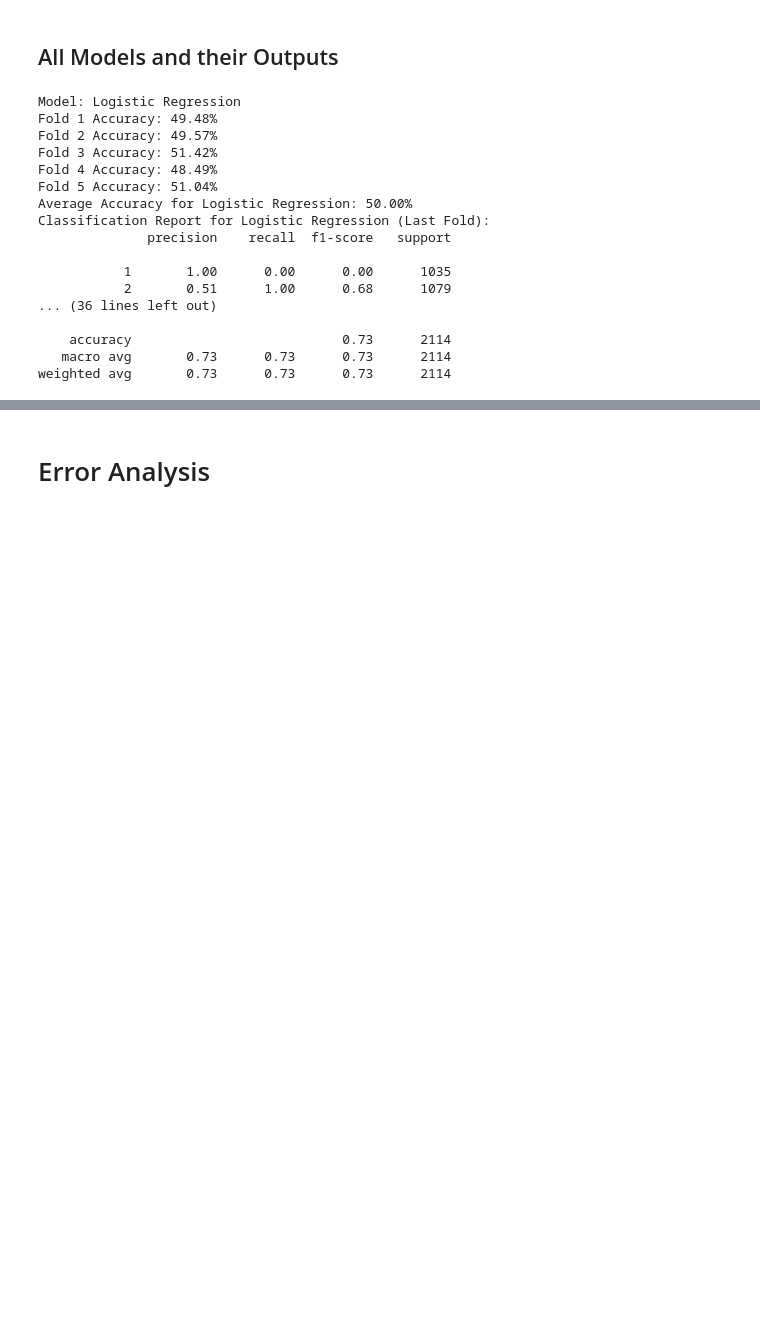
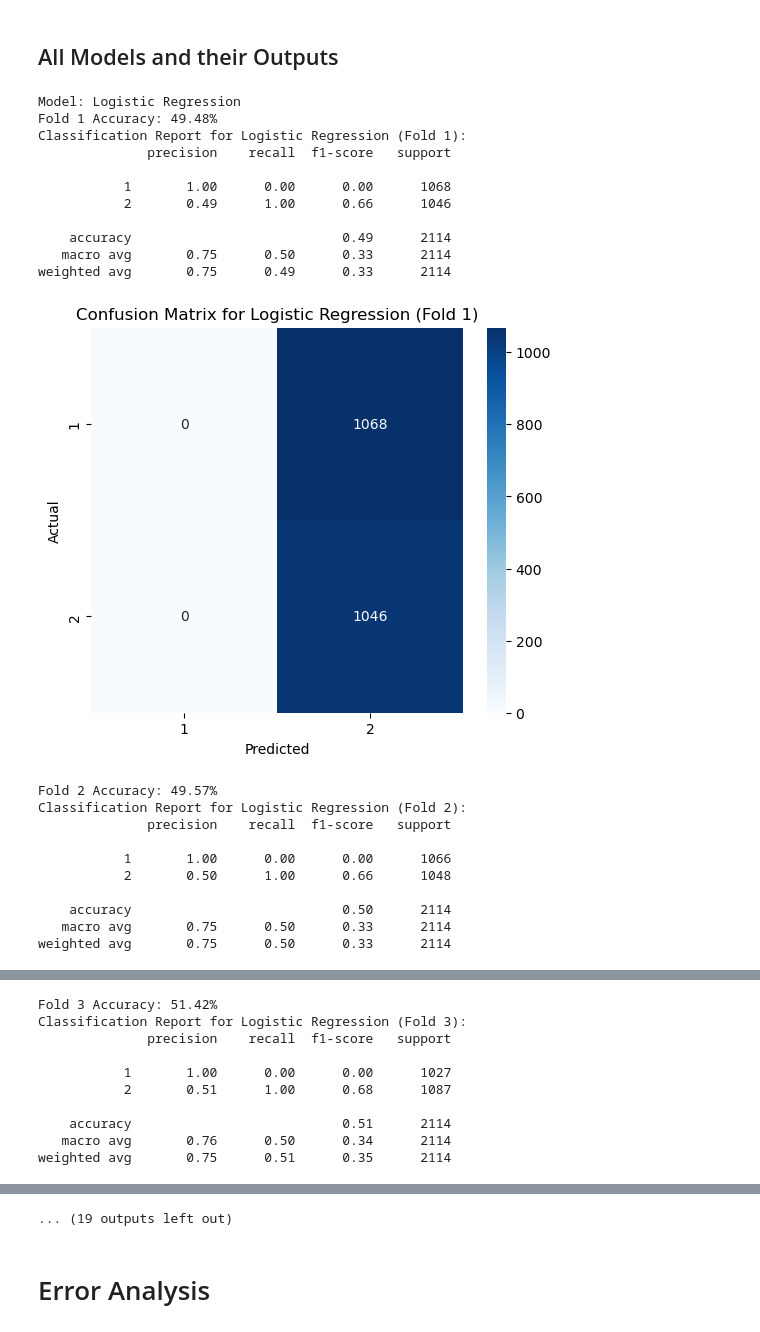
Before and after one commit to BeverlyKate/STINTSY-MP, a Jupyter notebook: STINTSYMP.ipynb, the cells around one changed output, grey strips where cells are left out. Saved outputs shown, nothing was run; the diff lists cells and outputs as text; code cells hidden in the pictures; blank space fills up the shorter version.

```diff
--- a/STINTSYMP.ipynb
+++ b/STINTSYMP.ipynb
@@ -448,8 +443,10 @@ from sklearn.preprocessing import StandardScaler
 from sklearn.linear_model import LogisticRegression
 from sklearn.naive_bayes import GaussianNB
 from sklearn.neighbors import KNeighborsClassifier
-from sklearn.metrics import accuracy_score, classification_report
+from sklearn.metrics import accuracy_score, classification_report, confusion_matrix
 import numpy as np
+import matplotlib.pyplot as plt
+import seaborn as sns
 
 # Define features and target variable
 X = incexp_df[selected_features]  # Using the selected features from RFE
@@ -470,43 +467,60 @@ for model_name, model in models.items():
     accuracies = []
     print(f"\nModel: {model_name}")
 
     # Perform K-Fold Cross-Validation
     for fold, (train_index, test_index) in enumerate(kf.split(X), 1):
         # Use iloc[] for row selection
         X_train, X_test = X.iloc[train_index], X.iloc[test_index]
         y_train, y_test = y.iloc[train_index], y.iloc[test_index]
 
         # Train the model
         model.fit(X_train, y_train)
 
         # Predict using the model
         y_pred = model.predict(X_test)
 
         # Calculate accuracy
         accuracy = accuracy_score(y_test, y_pred)
         accuracies.append(accuracy)
 
         print(f"Fold {fold} Accuracy: {accuracy * 100:.2f}%")
 
+        # Print classification report
+        print(f"Classification Report for {model_name} (Fold {fold}):")
+        print(classification_report(y_test, y_pred, zero_division=1))
+
+        # Generate and display confusion matrix
+        cm = confusion_matrix(y_test, y_pred)
+        plt.figure(figsize=(6, 5))
+        sns.heatmap(cm, annot=True, fmt='d', cmap='Blues', xticklabels=model.classes_, yticklabels=model.classes_)
+        plt.title(f'Confusion Matrix for {model_name} (Fold {fold})')
+        plt.xlabel('Predicted')
+        plt.ylabel('Actual')
+        plt.show()
+
     # Average accuracy over all folds
     avg_accuracy = np.mean(accuracies) * 100
     print(f"Average Accuracy for {model_name}: {avg_accuracy:.2f}%")
-    print(f"Classification Report for {model_name} (Last Fold):\n{classification_report(y_test, y_pred, zero_division=1)}")
 # %% [output]
 Model: Logistic Regression
 Fold 1 Accuracy: 49.48%
-Fold 2 Accuracy: 49.57%
-Fold 3 Accuracy: 51.42%
-Fold 4 Accuracy: 48.49%
-Fold 5 Accuracy: 51.04%
-Average Accuracy for Logistic Regression: 50.00%
-Classification Report for Logistic Regression (Last Fold):
+Classification Report for Logistic Regression (Fold 1):
               precision    recall  f1-score   support
 
-           1       1.00      0.00      0.00      1035
-           2       0.51      1.00      0.68      1079
-... (36 lines left out)
+           1       1.00      0.00      0.00      1068
+           2       0.49      1.00      0.66      1046
 
-    accuracy                           0.73      2114
-   macro avg       0.73      0.73      0.73      2114
-weighted avg       0.73      0.73      0.73      2114
+    accuracy                           0.49      2114
+   macro avg       0.75      0.50      0.33      2114
+weighted avg       0.75      0.49      0.33      2114
+[figure, added]
+Fold 2 Accuracy: 49.57%
+Classification Report for Logistic Regression (Fold 2):
+              precision    recall  f1-score   support
+
+           1       1.00      0.00      0.00      1066
+           2       0.50      1.00      0.66      1048
+
+    accuracy                           0.50      2114
+   macro avg       0.75      0.50      0.33      2114
+weighted avg       0.75      0.50      0.33      2114
@@ -512,0 +528,10 @@ weighted avg       0.73      0.73      0.73      2114
+Fold 3 Accuracy: 51.42%
+Classification Report for Logistic Regression (Fold 3):
+              precision    recall  f1-score   support
+
+           1       1.00      0.00      0.00      1027
+           2       0.51      1.00      0.68      1087
+
+    accuracy                           0.51      2114
+   macro avg       0.76      0.50      0.34      2114
+weighted avg       0.75      0.51      0.35      2114
@@ -513,2 +575,3 @@ weighted avg       0.73      0.73      0.73      2114
+... (19 outputs left out)
 # %% [markdown]
 # Error Analysis
```
Also changed, not shown: parts of 14 cells of this notebook, 1 other file.
